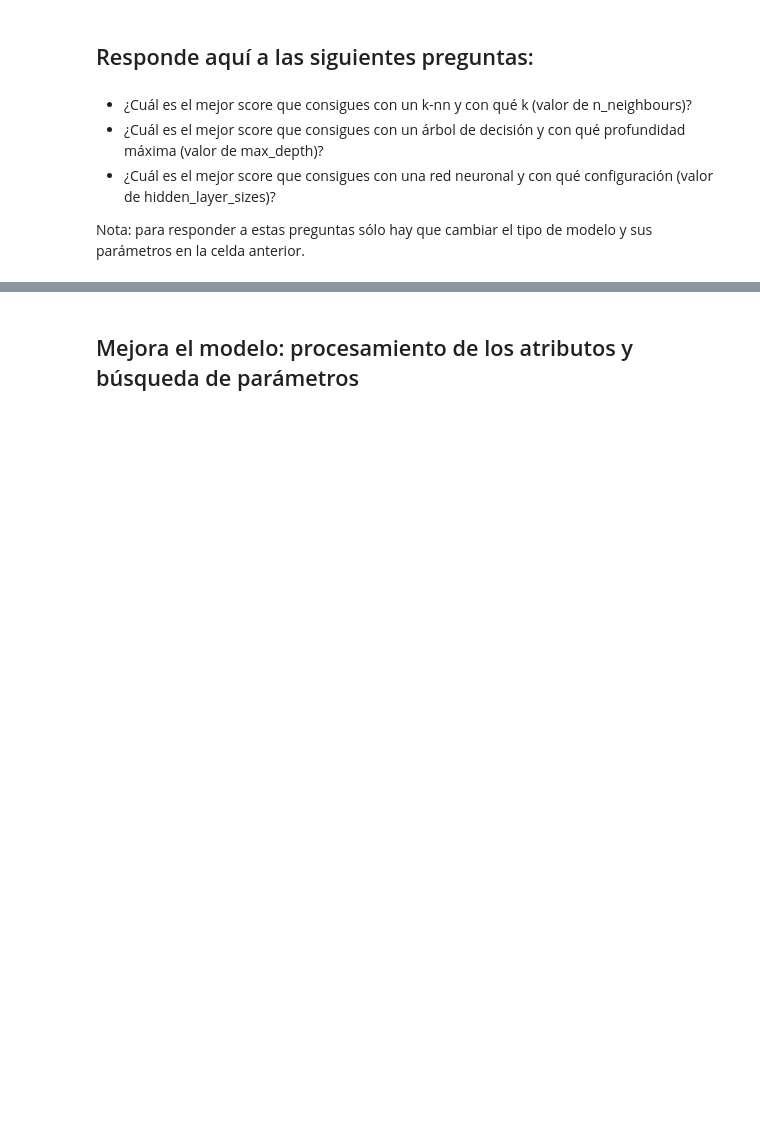
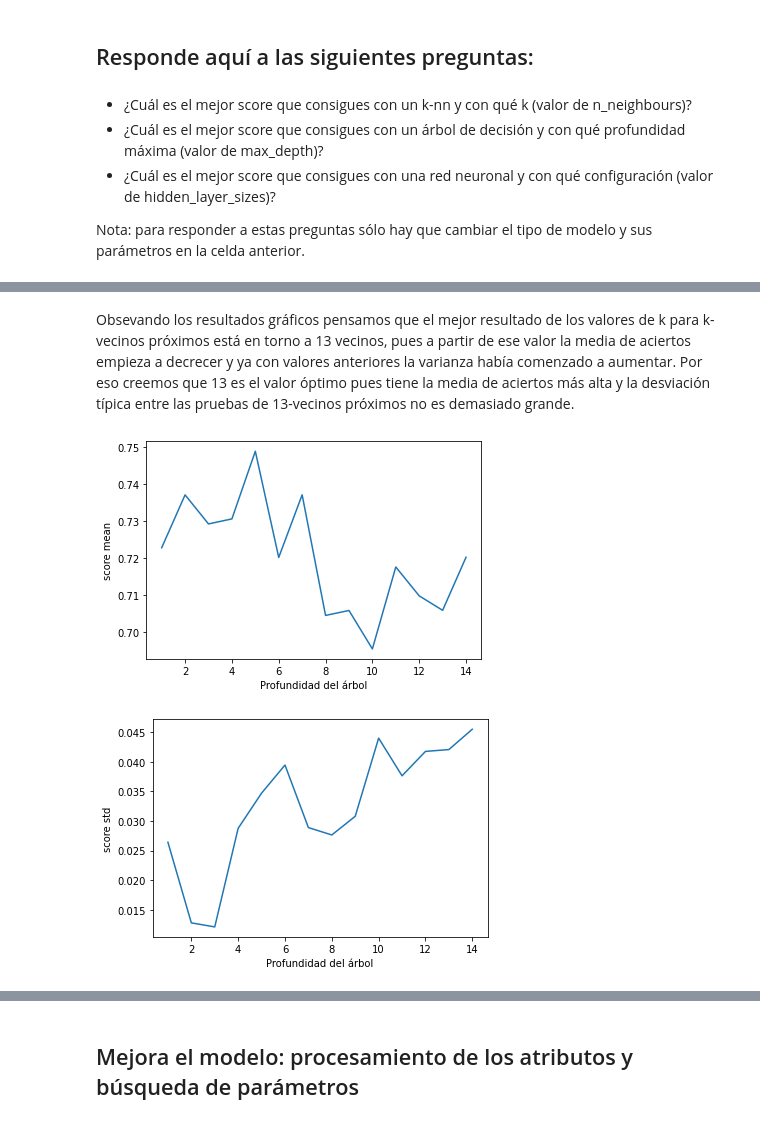
Before and after one commit to GregorioBlazquez/IA, a Jupyter notebook: p4_2301_04_Blazquez_Vicente/p4_02.ipynb, the cells around one changed output, grey strips where cells are left out. Saved outputs shown, nothing was run; the diff lists cells and outputs as text; code cells hidden in the pictures; blank space fills up the shorter version.

```diff
--- a/p4_2301_04_Blazquez_Vicente/p4_02.ipynb
+++ b/p4_2301_04_Blazquez_Vicente/p4_02.ipynb
@@ -68,0 +139,26 @@ POR HACER
+# %% [markdown]
+Obsevando los resultados gráficos pensamos que el mejor resultado de los valores de k para k-vecinos próximos está en torno a 13 vecinos, pues a partir de ese valor la media de aciertos empieza a decrecer y ya con valores anteriores la varianza había comenzado a aumentar. Por eso creemos que 13 es el valor óptimo pues tiene la media de aciertos más alta y la desviación típica entre las pruebas de 13-vecinos próximos no es demasiado grande.
+# %%
+from sklearn.tree import DecisionTreeClassifier
+
+r=15
+
+tree_mean=[]
+tree_std=[]
+for i in range(1, r):
+    clf = DecisionTreeClassifier(max_depth=i)
+    scores = cross_val_score(clf, X, y, cv=5)
+    tree_mean.append(scores.mean())
+    tree_std.append(scores.std())
+
+plt.xlabel('Profundidad del árbol')
+plt.ylabel('score mean')
+plt.plot(range(1,r), tree_mean)
+plt.show()
+plt.ylabel('score std')
+plt.xlabel('Profundidad del árbol')
+plt.plot(range(1,r), tree_std)
+plt.show()
+# %% [output]
+[figure, added]
+[figure, added]
```
Also changed, not shown: parts of 35 cells of this notebook, 2 other files.
